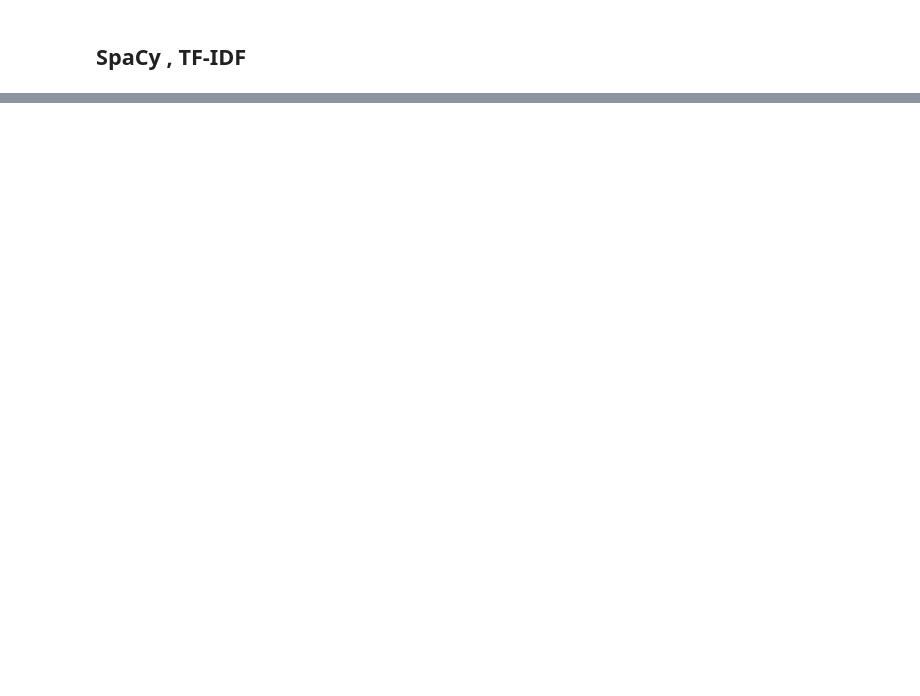
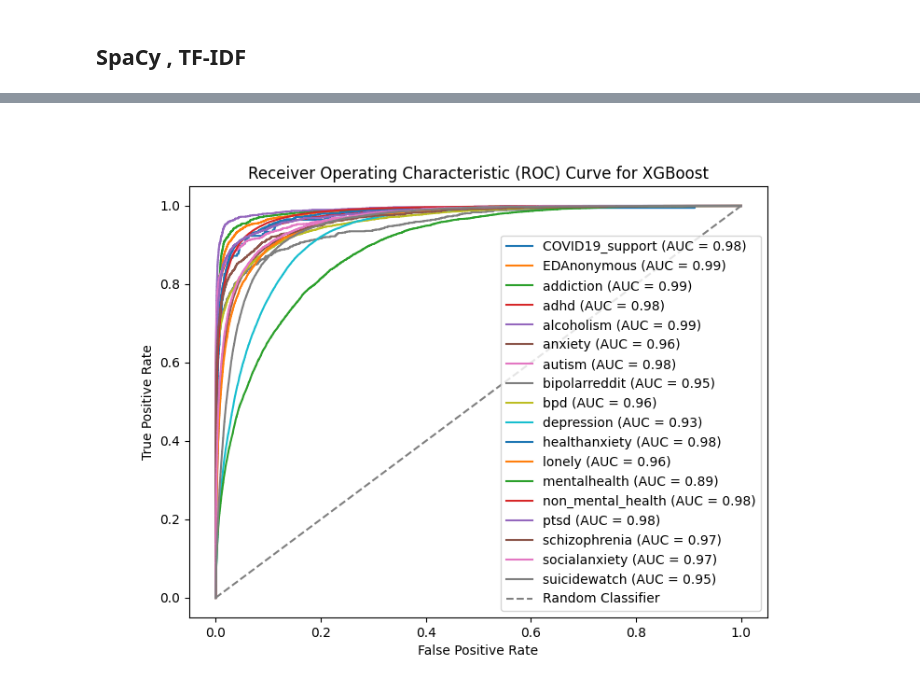
Before and after one commit to KeshavElangoDS/Mental-Health-Analysis-using-Social-Media-Data, a Jupyter notebook: spacy_tfidf_classification.ipynb, the cells around one changed output, grey strips where cells are left out. Cells and saved outputs as stored; diff of their text form; code cells hidden in the pictures; blank space fills up the shorter version.

```diff
--- a/spacy_tfidf_classification.ipynb
+++ b/spacy_tfidf_classification.ipynb
@@ -127,6 +132,7 @@ Wall time: 3.49 s
 # %%
 %%time
-y_test_xgb, y_pred_xgb, model_name_xgb = train_and_evaluate_model(X_train, y_train, X_test, y_test, model_type='xgb')
+y_test_xgb, y_pred_xgb, y_pred_proba_xgb ,model_name_xgb, target_names_xgb = \
+    train_and_evaluate_model(X_train, y_train, X_test, y_test, model_type='xgb')
 # %% [output]
 Parameters: { "use_label_encoder" } are not used.
 
@@ -157,0 +176,4 @@ Wall time: 3.52 s
+# %%
+plot_roc_curve_multiclass(y_test, y_pred_proba_xgb, model_name_xgb, target_names_xgb)
+# %% [output]
+[figure, added]
```
Also changed, not shown: parts of 12 cells of this notebook, 10 other files.
